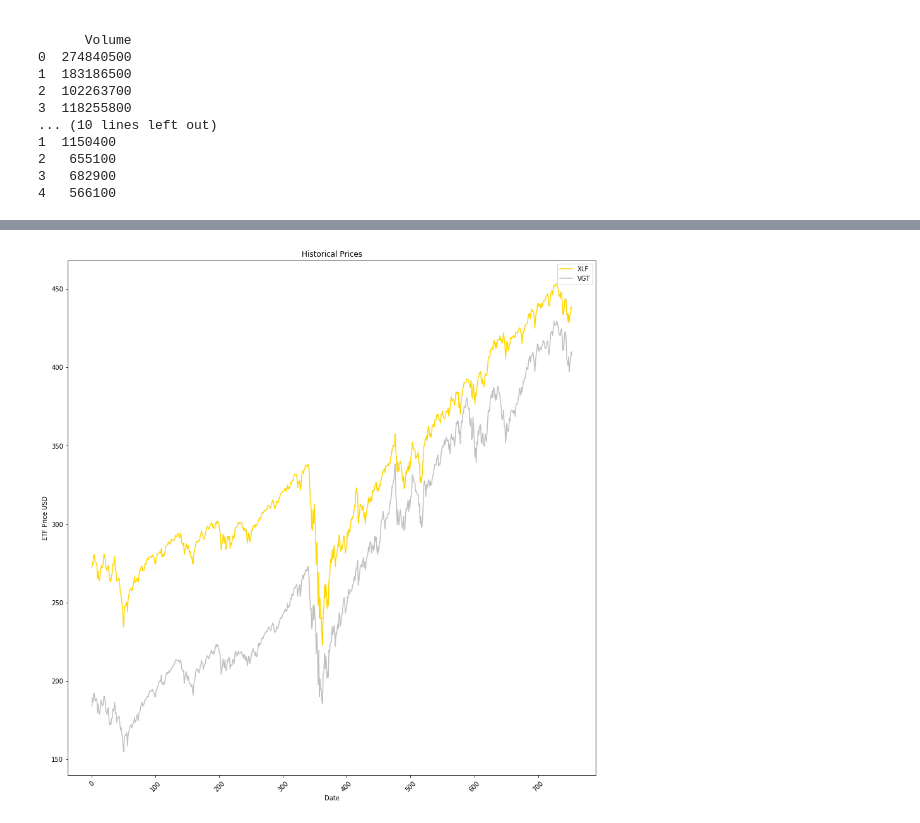
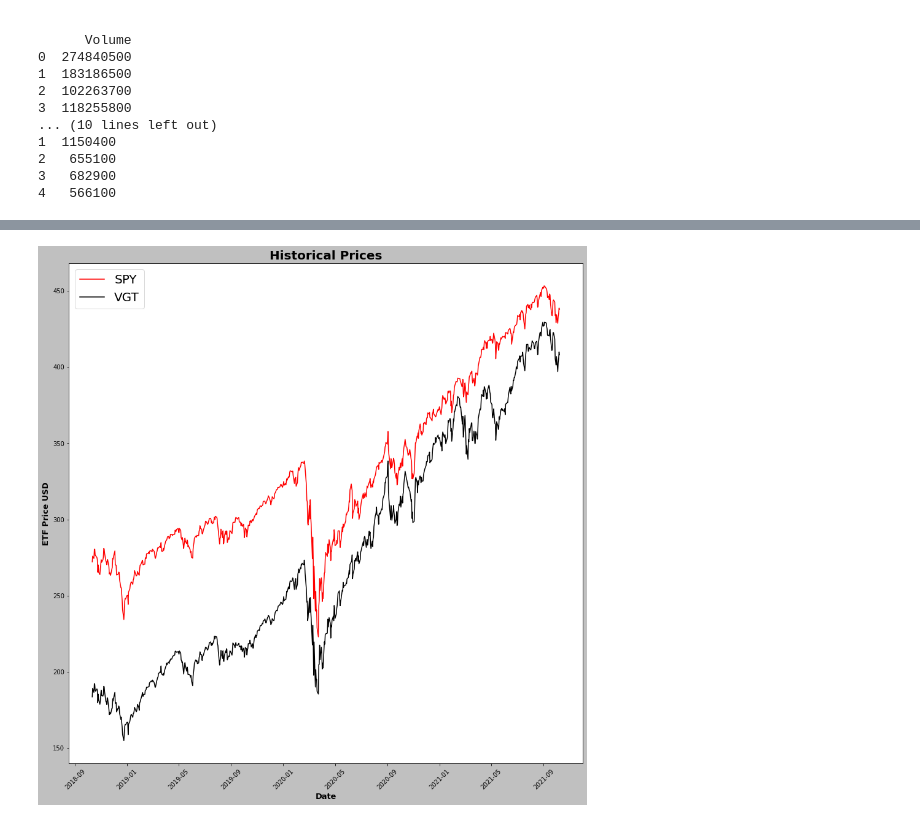
Before and after one commit to wesromero9/Project-1, a Jupyter notebook: Project one.ipynb, the cells around one changed output, grey strips where cells are left out. Drawn from its saved outputs; the diff is of its cells as text; code cells hidden in the pictures.

```diff
--- a/Project one.ipynb
+++ b/Project one.ipynb
@@ -48,7 +51,8 @@ print(vgt.head())
 # Make a data frame containing VGT and XLF close price
 close_df = pd.DataFrame()
 close_df["Date"] = spy["Date"]
-close_df["XLF"] = spy["Close"]
+close_df["SPY"] = spy["Close"]
 close_df["VGT"] = vgt["Close"]
-close_df.set_index(pd.DatetimeIndex(close_df["Date"].values))
+close_df = close_df.set_index(pd.DatetimeIndex(close_df["Date"].values))
+close_df.head()
 # %% [output]
@@ -68,13 +65,13 @@ close_df.set_index(pd.DatetimeIndex(close_df["Date"].values))
 # %%
 # Plot the data
-plt.figure(figsize=(15,15))
-plt.plot(close_df.index, close_df["XLF"], label="XLF", color="gold")
-plt.plot(close_df.index, close_df["VGT"], label="VGT", color="silver")
-plt.xlabel("Date")
-plt.ylabel("ETF Price USD")
-plt.legend()
-plt.title("Historical Prices")
+plt.figure(figsize=(15,15),facecolor='silver')
+plt.plot(close_df.index, close_df["SPY"], label="SPY", color="red")
+plt.plot(close_df.index, close_df["VGT"], label="VGT", color="black")
+plt.xlabel("Date",fontweight="bold",size=13)
+plt.ylabel("ETF Price USD",fontweight="bold",size=13)
+plt.legend(prop={"size":20})
+plt.title("Historical Prices",fontweight="bold",size=20)
 plt.xticks(rotation=45)
 plt.show()
 # %% [output]
-[figure, old version]
+[figure, new version]
```
Also changed, not shown: parts of 5 cells of this notebook, 2 other files.
